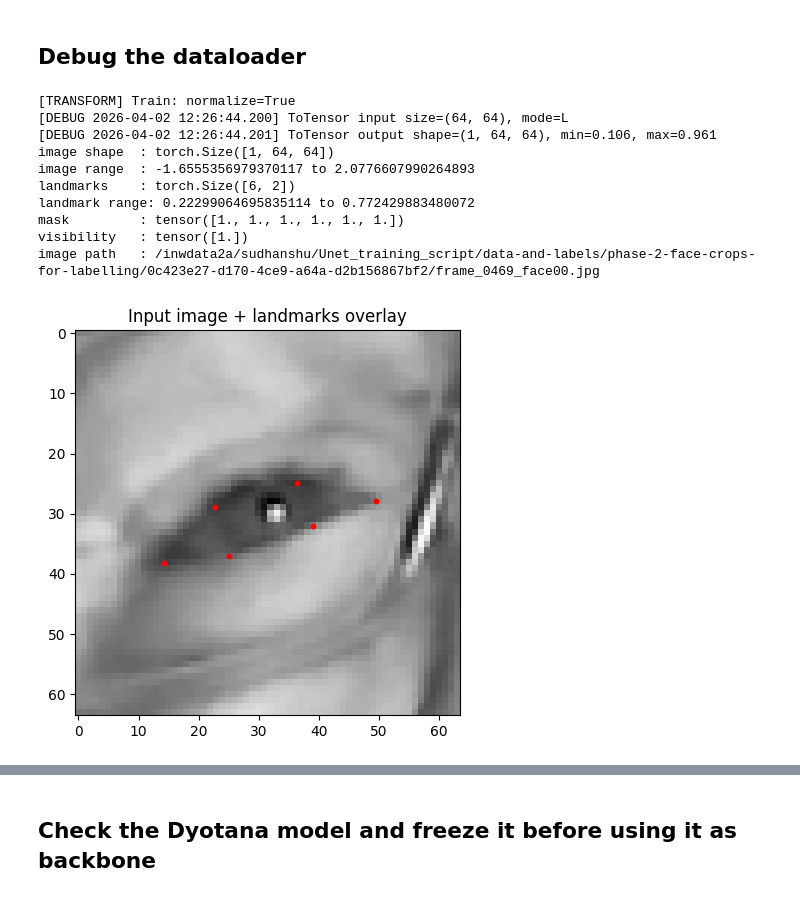
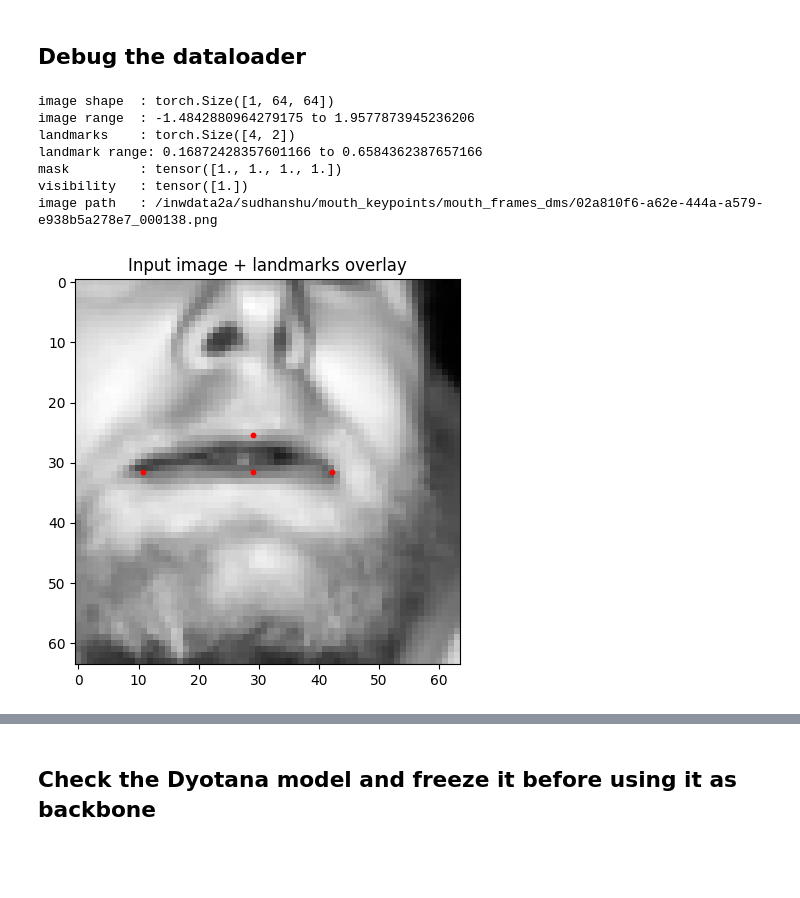
Before and after one commit to Sudhanshup-nd/Eyelid-Landmarks-Training-EAR, a Jupyter notebook: script/debug_model_loading.ipynb, the cells around one changed output, grey strips where cells are left out. Drawn from its saved outputs; the diff is of its cells as text; code cells hidden in the pictures; blank space fills up the shorter version.

Commit message:
Updated Eyelandmark model and data pipeline for mouth landmark detection

```diff
--- a/script/debug_model_loading.ipynb
+++ b/script/debug_model_loading.ipynb
@@ -4,7 +4,7 @@
 import sys
 sys.path.insert(0, "/inwdata2a/sudhanshu/Unet_training_script")
 
-from src.dataset import EyeDataset
+from src.dataset import MouthDataset
 from src.transforms import build_train_transforms
 from src.utils import load_config
 import matplotlib.pyplot as plt
@@ -12,42 +12,39 @@ import matplotlib.pyplot as plt
 cfg = load_config("/inwdata2a/sudhanshu/Unet_training_script/configs/default.yaml")
 
 # load just ONE sample — no training loop needed
-dataset = EyeDataset(cfg['paths']['test_csv'], cfg, transform=build_train_transforms(cfg), is_train=True)
-sample  = dataset[1000]
+dataset = MouthDataset(cfg['paths']['test_csv'], cfg, transform=build_train_transforms(cfg), is_train=True)
+sample  = dataset[50]
 
 img      = sample['image']        # tensor
 landmarks = sample['landmarks']   # tensor
 mask     = sample['mask']         # tensor
 vis      = sample['visibility']   # tensor
 path     = sample['img_path']       # string
 
 # ── sanity checks ─────────────────────────────────────────────────────────────
 print("image shape  :", img.shape)           # expect [1, 64, 64]
 print("image range  :", img.min().item(), "to", img.max().item())  # expect ~[-1, 1] or [0, 1]
 print("landmarks    :", landmarks.shape)     # expect [num_landmarks, 2]
 print("landmark range:", landmarks.min().item(), "to", landmarks.max().item())  # expect [0, 1] normalized?
 print("mask         :", mask)                # which landmarks are valid
 print("visibility   :", vis)                 # blink/visibility flags
 print("image path   :", path)                # sanity check for correct image loading
 
 # ── visualize image + landmarks overlay ───────────────────────────────────────
 plt.figure(figsize=(5, 5))
 plt.imshow(img.squeeze(), cmap='gray')
 # scale landmarks to pixel space for plotting
 h, w = img.shape[1], img.shape[2]
 lmk_px = landmarks.numpy() * [w, h]         # if landmarks are normalized 0-1
 plt.scatter(lmk_px[:, 0], lmk_px[:, 1], c='red', s=10)
 plt.title("Input image + landmarks overlay")
 plt.show()
 # %% [output]
-[TRANSFORM] Train: normalize=True
-[DEBUG 2026-04-02 12:26:44.200] ToTensor input size=(64, 64), mode=L
-[DEBUG 2026-04-02 12:26:44.201] ToTensor output shape=(1, 64, 64), min=0.106, max=0.961
 image shape  : torch.Size([1, 64, 64])
-image range  : -1.6555356979370117 to 2.0776607990264893
-landmarks    : torch.Size([6, 2])
-landmark range: 0.22299064695835114 to 0.772429883480072
-mask         : tensor([1., 1., 1., 1., 1., 1.])
+image range  : -1.4842880964279175 to 1.9577873945236206
+landmarks    : torch.Size([4, 2])
+landmark range: 0.16872428357601166 to 0.6584362387657166
+mask         : tensor([1., 1., 1., 1.])
 visibility   : tensor([1.])
-image path   : /inwdata2a/sudhanshu/Unet_training_script/data-and-labels/phase-2-face-crops-for-labelling/0c423e27-d170-4ce9-a64a-d2b156867bf2/frame_0469_face00.jpg
+image path   : /inwdata2a/sudhanshu/mouth_keypoints/mouth_frames_dms/02a810f6-a62e-444a-a579-e938b5a278e7_000138.png
-[figure, old version]
+[figure, new version]
```
Also changed, not shown: parts of 5 cells of this notebook, 10 other files.
